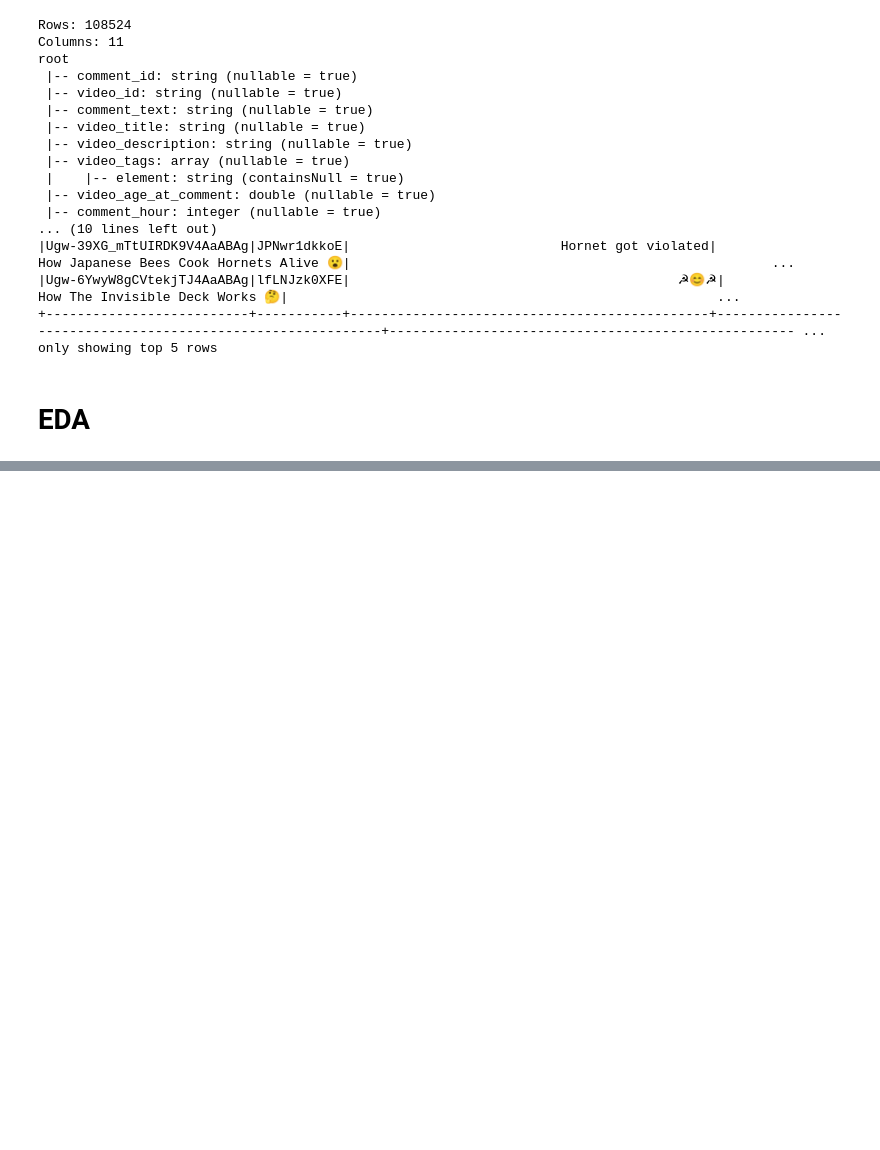
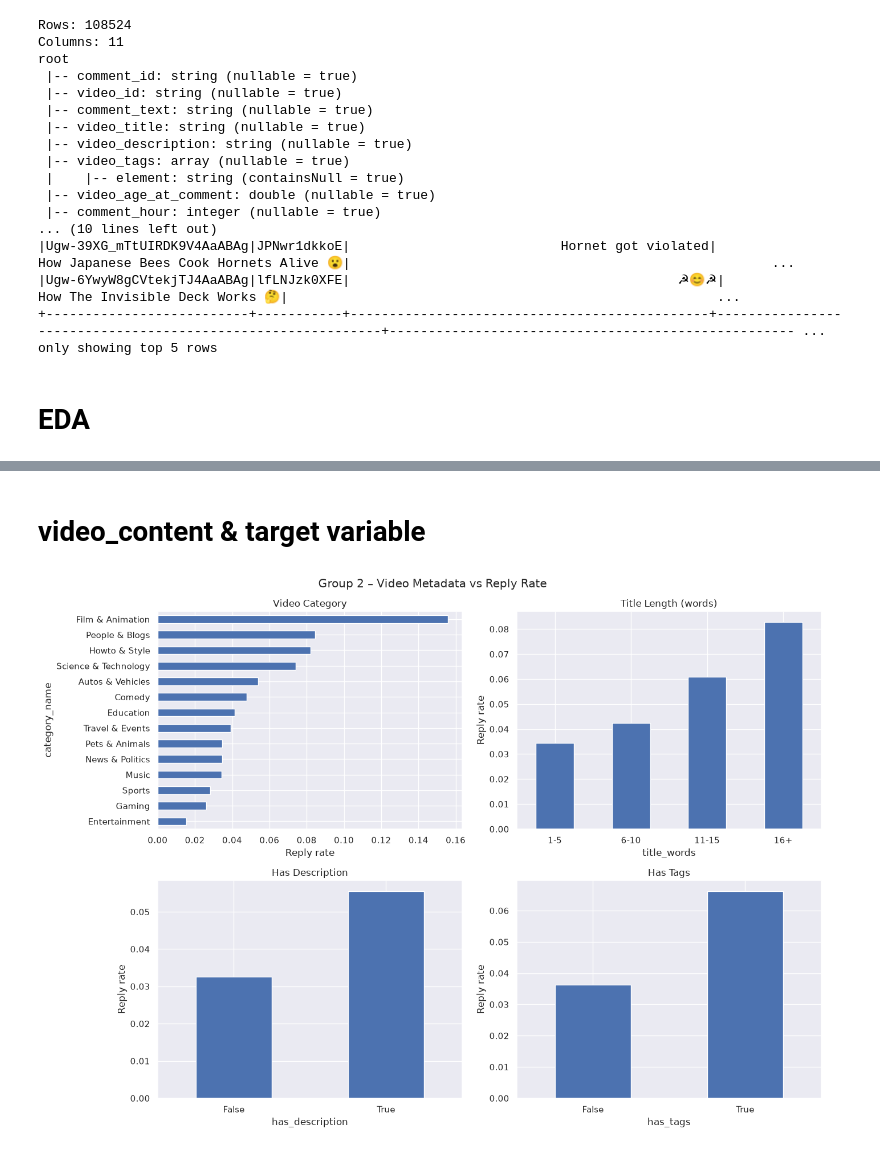
Before and after one commit to fundaBa/IntegratedCA1, a Jupyter notebook: Advanced Data Analysis.ipynb, the cells around one changed output, grey strips where cells are left out. Cells and saved outputs as stored; diff of their text form; code cells hidden in the pictures; blank space fills up the shorter version.

```diff
--- a/Advanced Data Analysis.ipynb
+++ b/Advanced Data Analysis.ipynb
@@ -290,0 +148,38 @@ plt.show()
+# %% [markdown]
+# video_content & target variable
+# %%
+category_names = {1: "Film & Animation", 2: "Autos & Vehicles", 10: "Music",
+                  15: "Pets & Animals", 17: "Sports", 19: "Travel & Events",
+                  20: "Gaming", 22: "People & Blogs", 23: "Comedy",
+                  24: "Entertainment", 25: "News & Politics", 26: "Howto & Style",
+                  27: "Education", 28: "Science & Technology"}
+
+df['category_name']   = df['video_category'].map(category_names)
+df['title_words']     = pd.cut(df['video_title'].str.split().str.len(),
+                               bins=[0, 5, 10, 15, 100], labels=['1-5', '6-10', '11-15', '16+'])
+df['has_description'] = df['video_description'].str.strip() != ''
+df['has_tags']        = df['video_tags'].str.len() > 0
+
+fig, axes = plt.subplots(2, 2, figsize=(14, 10))
+
+df.groupby('category_name')['label'].mean().sort_values().plot(kind='barh', ax=axes[0, 0])
+axes[0, 0].set_title('Video Category')
+axes[0, 0].set_xlabel('Reply rate')
+
+df.groupby('title_words', observed=True)['label'].mean().plot(kind='bar', rot=0, ax=axes[0, 1])
+axes[0, 1].set_title('Title Length (words)')
+axes[0, 1].set_ylabel('Reply rate')
+
+df.groupby('has_description')['label'].mean().plot(kind='bar', rot=0, ax=axes[1, 0])
+axes[1, 0].set_title('Has Description')
+axes[1, 0].set_ylabel('Reply rate')
+
+df.groupby('has_tags')['label'].mean().plot(kind='bar', rot=0, ax=axes[1, 1])
+axes[1, 1].set_title('Has Tags')
+axes[1, 1].set_ylabel('Reply rate')
+
+plt.suptitle('Group 2 – Video Metadata vs Reply Rate')
+plt.tight_layout()
+plt.show()
+# %% [output]
+[figure, added]
```
Also changed, not shown: parts of 40 cells of this notebook.
